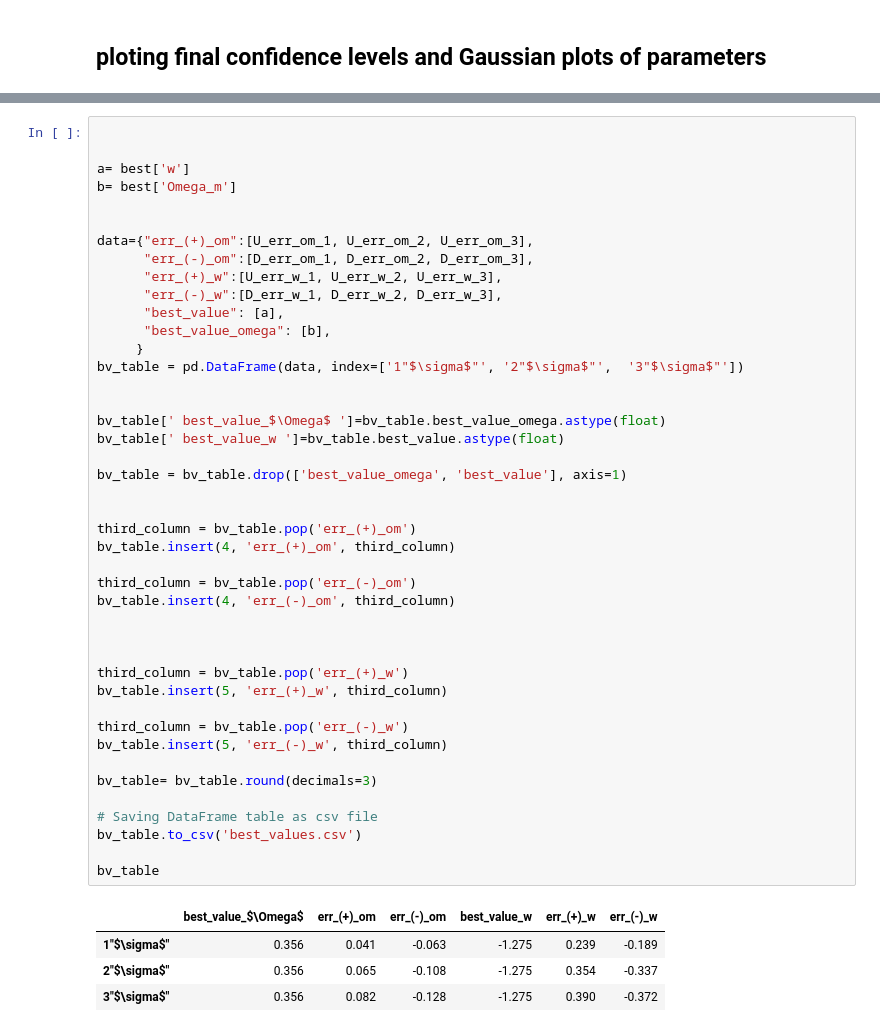
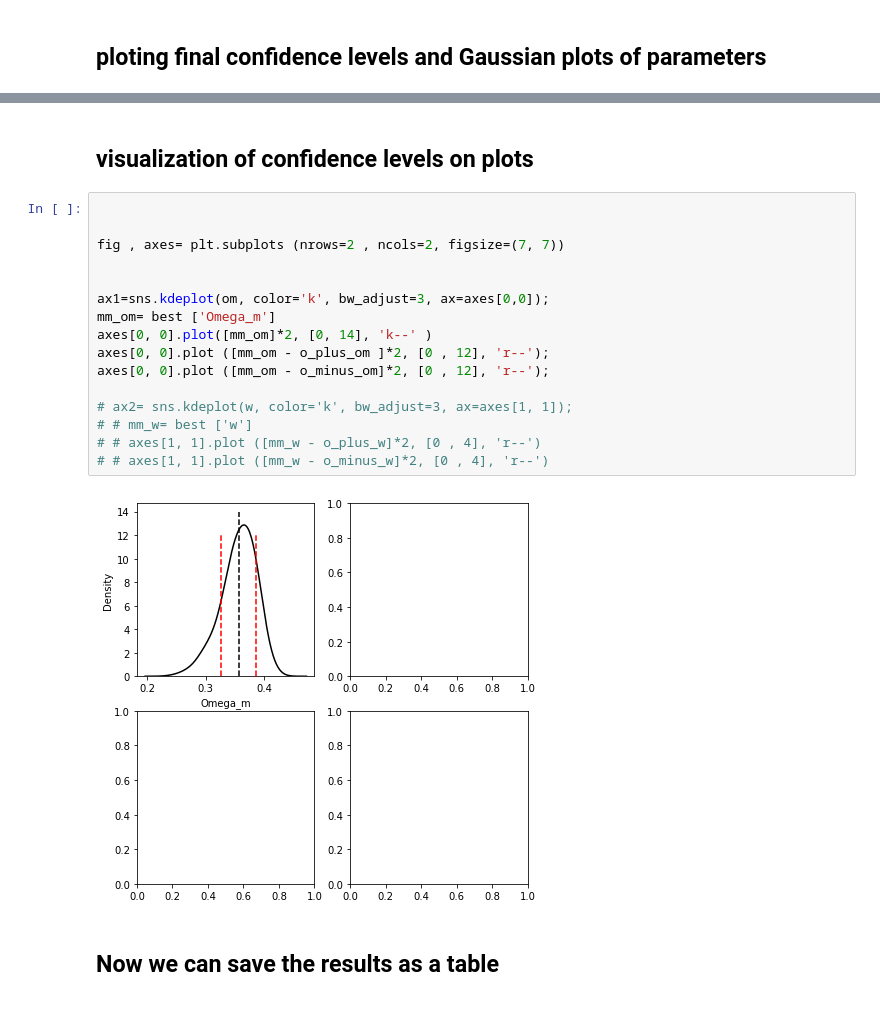
Before and after one commit to nooshinehz/Best_values_and_contours, a Jupyter notebook: countors_MCMC.ipynb, the cells around one changed output, grey strips where cells are left out. Drawn from its saved outputs; the diff is of its cells as text.

```diff
--- a/countors_MCMC.ipynb
+++ b/countors_MCMC.ipynb
@@ -368,51 +258,25 @@ For each of samples the over foluma must be calulate to import errors in three c
-# %%
-
-
-a= best['w']
-b= best['Omega_m']
-
-
-data={"err_(+)_om":[U_err_om_1, U_err_om_2, U_err_om_3],
-      "err_(-)_om":[D_err_om_1, D_err_om_2, D_err_om_3],
-      "err_(+)_w":[U_err_w_1, U_err_w_2, U_err_w_3],
-      "err_(-)_w":[D_err_w_1, D_err_w_2, D_err_w_3],
-      "best_value": [a],
-      "best_value_omega": [b],
-     }
-bv_table = pd.DataFrame(data, index=['1"$\sigma$"', '2"$\sigma$"',  '3"$\sigma$"'])
-
-
-bv_table[' best_value_$\Omega$ ']=bv_table.best_value_omega.astype(float)
-bv_table[' best_value_w ']=bv_table.best_value.astype(float)
-
-bv_table = bv_table.drop(['best_value_omega', 'best_value'], axis=1)
-
-
-third_column = bv_table.pop('err_(+)_om')
-bv_table.insert(4, 'err_(+)_om', third_column)
-
-third_column = bv_table.pop('err_(-)_om')
-bv_table.insert(4, 'err_(-)_om', third_column)
-
-
-
-third_column = bv_table.pop('err_(+)_w')
-bv_table.insert(5, 'err_(+)_w', third_column)
-
-third_column = bv_table.pop('err_(-)_w')
-bv_table.insert(5, 'err_(-)_w', third_column)
-
-bv_table= bv_table.round(decimals=3)
-
-# Saving DataFrame table as csv file
-bv_table.to_csv('best_values.csv')
-
-bv_table
-# %% [output]
-|  | best_value_$\Omega$ | err_(+)_om | err_(-)_om | best_value_w | err_(+)_w | err_(-)_w |
-| 1"$\sigma$" | 0.356 | 0.041 | -0.063 | -1.275 | 0.239 | -0.189 |
-| 2"$\sigma$" | 0.356 | 0.065 | -0.108 | -1.275 | 0.354 | -0.337 |
-| 3"$\sigma$" | 0.356 | 0.082 | -0.128 | -1.275 | 0.390 | -0.372 |
+# %% [markdown]
+## visualization of confidence levels on plots
+# %%
+
+
+fig , axes= plt.subplots (nrows=2 , ncols=2, figsize=(7, 7))
+
+
+ax1=sns.kdeplot(om, color='k', bw_adjust=3, ax=axes[0,0]);
+mm_om= best ['Omega_m']
+axes[0, 0].plot([mm_om]*2, [0, 14], 'k--' )
+axes[0, 0].plot ([mm_om - o_plus_om ]*2, [0 , 12], 'r--');
+axes[0, 0].plot ([mm_om - o_minus_om]*2, [0 , 12], 'r--');
+
+# ax2= sns.kdeplot(w, color='k', bw_adjust=3, ax=axes[1, 1]);
+# # mm_w= best ['w']
+# # axes[1, 1].plot ([mm_w - o_plus_w]*2, [0 , 4], 'r--')
+# # axes[1, 1].plot ([mm_w - o_minus_w]*2, [0 , 4], 'r--')
+# %% [output]
+[figure, added]
+# %% [markdown]
+## Now we can save the results as a table
 # %%
 import pandas as pd
 import matplotlib.pyplot as plt
```
Also changed, not shown: parts of 12 cells of this notebook, 3 other files.
